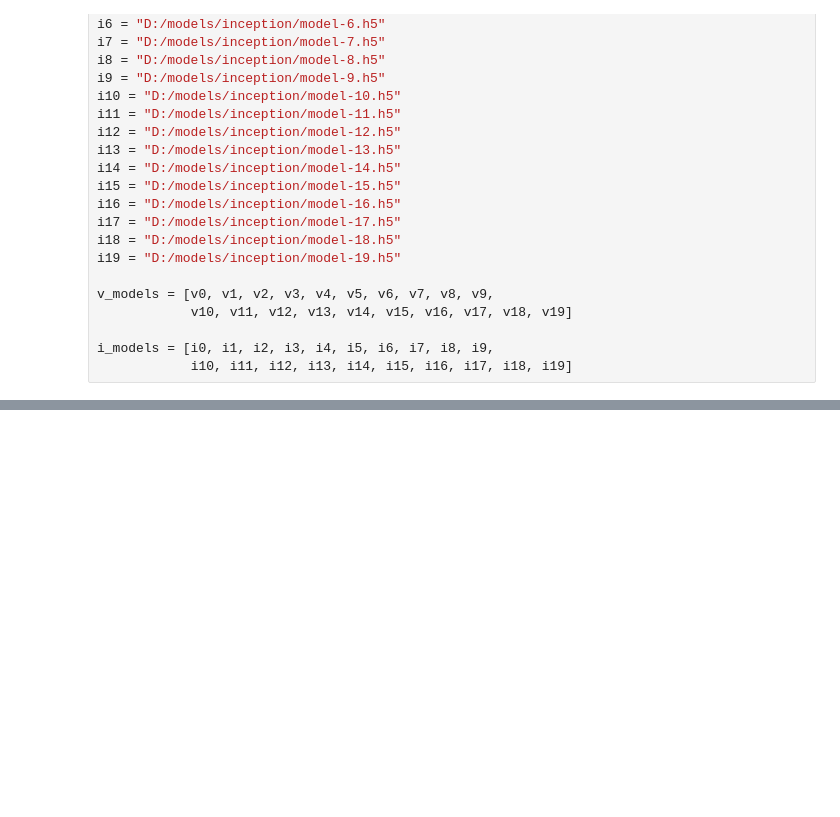
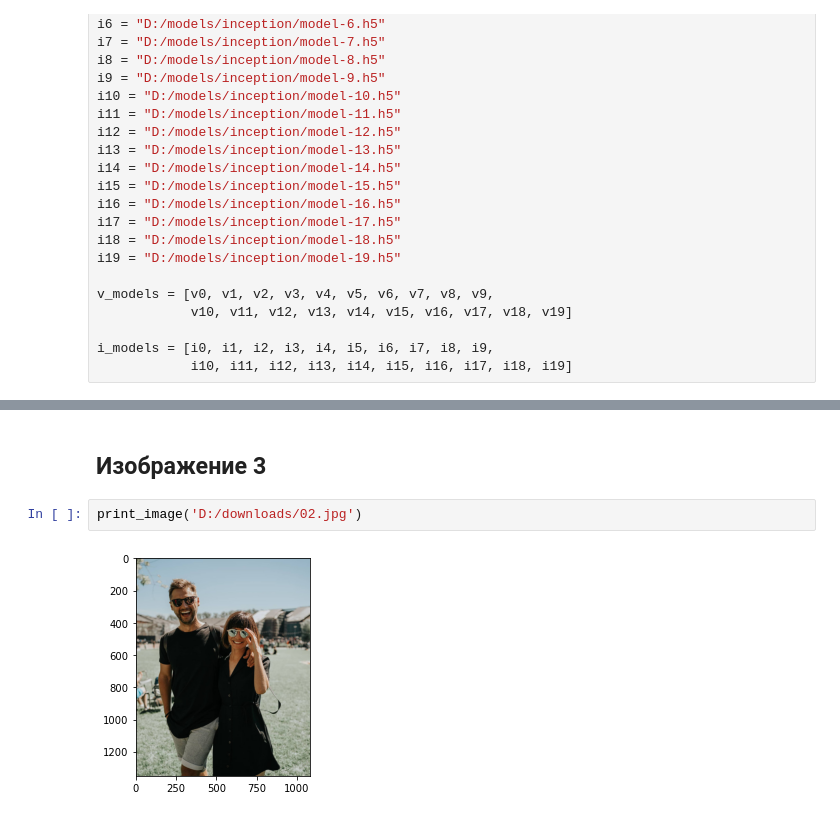
Before and after one commit to algorithm-ssau/generating-image-captions, a Jupyter notebook: lab3-image-caption-generator/23-check-models.ipynb, the cells around one changed output, grey strips where cells are left out. Saved outputs shown, nothing was run; the diff lists cells and outputs as text; blank space fills up the shorter version.

```diff
--- a/lab3-image-caption-generator/23-check-models.ipynb
+++ b/lab3-image-caption-generator/23-check-models.ipynb
@@ -135,0 +148,6 @@ i_models = [i0, i1, i2, i3, i4, i5, i6, i7, i8, i9,
+# %% [markdown]
+## Изображение 3
+# %%
+print_image('D:/downloads/02.jpg')
+# %% [output]
+[figure, added]
```
Also changed, not shown: parts of 8 cells of this notebook.
